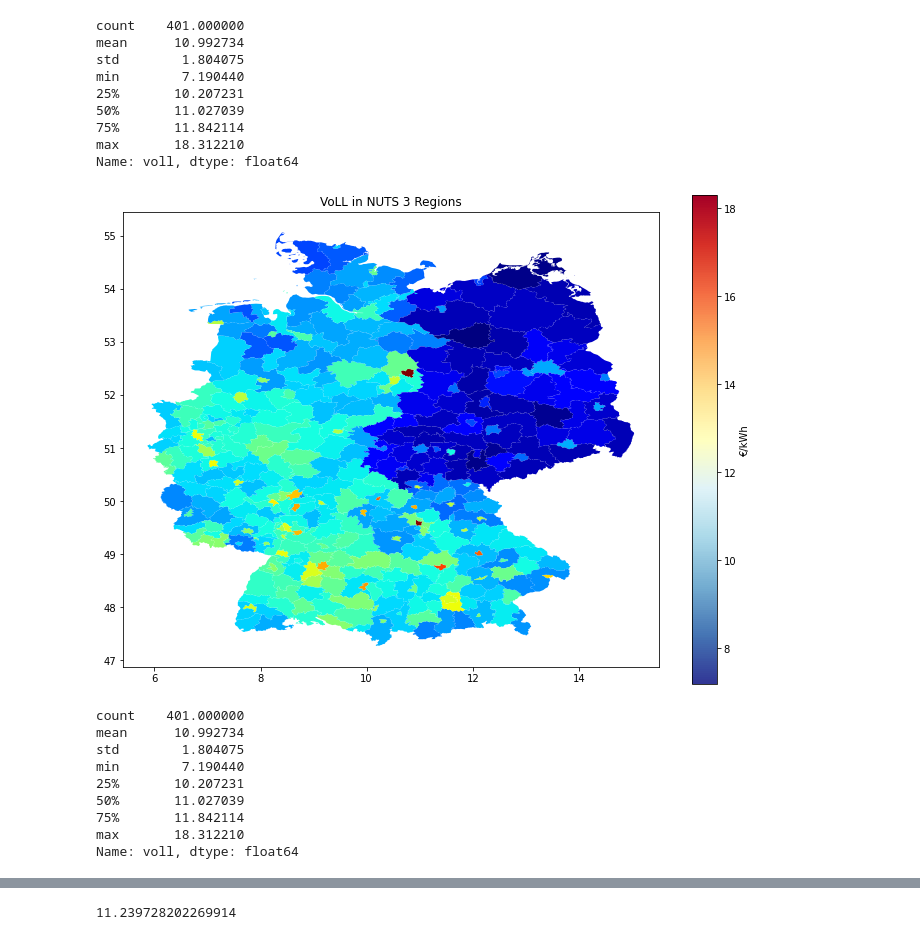
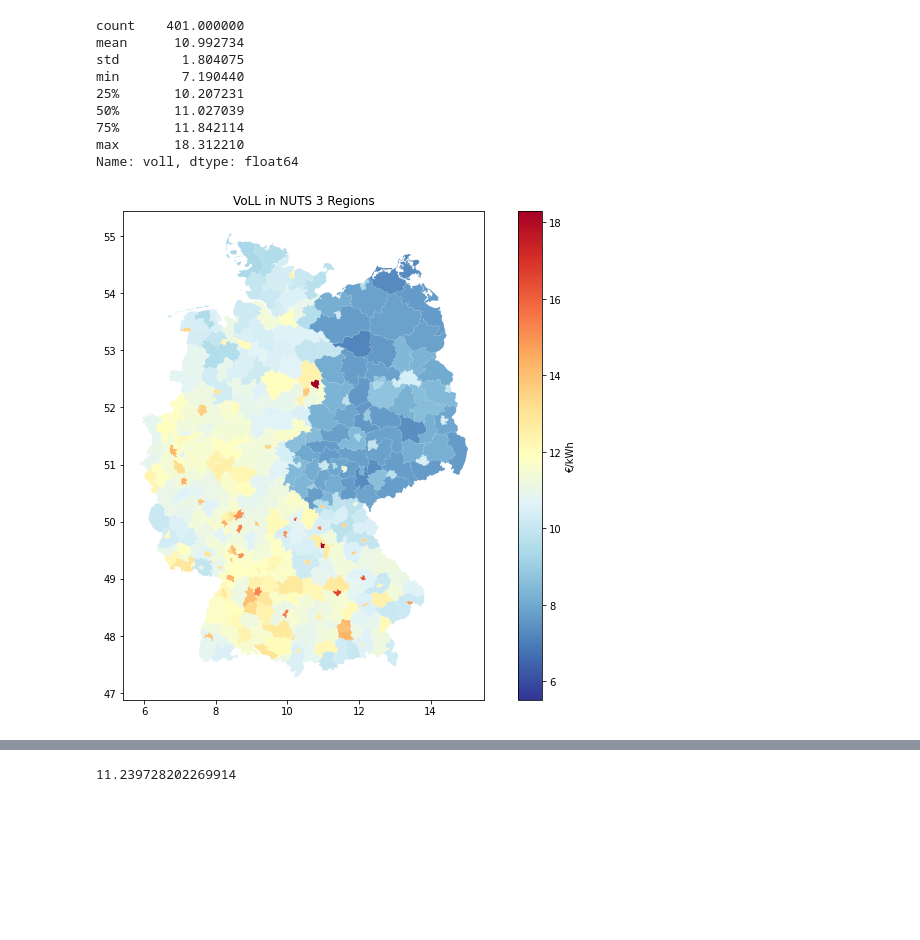
Before and after one commit to david-huck/voll-de, a Jupyter notebook: voll_calculation.ipynb, the cells around one changed output, grey strips where cells are left out. Saved outputs shown, nothing was run; the diff lists cells and outputs as text; code cells hidden in the pictures; blank space fills up the shorter version.

Commit message:
voll figures now adhere to same colorbar

```diff
--- a/voll_calculation.ipynb
+++ b/voll_calculation.ipynb
@@ -344,8 +344,8 @@ geo_df.loc[wage_df_nuts3.index,"netto_mon_wohnort_50p"] = geo_df.loc[wage_df_nut
 
 nettolohn = geo_df["netto_mon_wohnort"]/(geo_df["Arbeitsstunden pro Arbeiter"]/12)
 geo_df["wohnort nettolohn [€/h]"] = nettolohn.astype(float)
-# nettolohn = geo_df["netto_mon_wohnort_50p"]/(geo_df["Arbeitsstunden pro Arbeiter"]/12)
-# geo_df["wohnort nettolohn [€/h]_50p"] = nettolohn.astype(float)
+nettolohn = geo_df["netto_mon_wohnort_50p"]/(geo_df["Arbeitsstunden pro Arbeiter"]/12)
+geo_df["wohnort nettolohn [€/h]_50p"] = nettolohn.astype(float)
 geo_df["wohnort nettolohn [€/h]"].plot(kind="hist")
 # %% [output]
 <AxesSubplot:ylabel='Frequency'>
@@ -368,6 +368,11 @@ fig.savefig("results/figures/net_hourly_wages.png")
 # calculate Value of Lost Load
 voll = ((4745-geo_df["Arbeitsstunden pro Arbeiter"])*geo_df["wohnort nettolohn [€/h]"]*0.5*(geo_df["Erwerbstätige"]+0.5*(geo_df["population"] - geo_df["Erwerbstätige"])))/(geo_df['demand [MWh/a_2017]']*1000)
 geo_df["voll"] = voll.astype(float)
+
+# calculate the VoLL with "easy taxes = 50%"
+voll_50p = ((4745-geo_df["Arbeitsstunden pro Arbeiter"])*geo_df["wohnort nettolohn [€/h]_50p"]*0.5*(geo_df["Erwerbstätige"]+0.5*(geo_df["population"] - geo_df["Erwerbstätige"])))/(geo_df['demand [MWh/a_2017]']*1000)
+geo_df["voll_50p"] = voll_50p.astype(float)
+
 geo_df["voll"].describe()
 # %% [output]
 count    401.000000
@@ -421,26 +426,14 @@ min        7.190440
 max       18.312210
 Name: voll, dtype: float64
 # %%
-vmin = min(geo_df["voll"])
+vmin = min(geo_df["voll_50p"])
 vmax = max(geo_df["voll"])
 fig, ax = plt.subplots(figsize=(12,9))
-geo_df.plot(ax=ax,column="voll", cmap='jet')
+geo_df.plot(ax=ax,column="voll", cmap='RdYlBu_r',vmin=vmin, vmax=vmax)
 sm = plt.cm.ScalarMappable(cmap='RdYlBu_r', norm=plt.Normalize(vmin=vmin, vmax=vmax))
 fig.colorbar(sm).set_label('€/kWh')
 ax.set_title("VoLL in NUTS 3 Regions")
 #ax.collections.colorbar.set_label("Eur/kWh")
 fig.savefig("results/figures/voll.png")
 # %% [output]
-[figure, old version]
+[figure, new version]
-# %%
-geo_df['voll'].describe()
-# %% [output]
-count    401.000000
-mean      10.992734
-std        1.804075
-min        7.190440
-25%       10.207231
-50%       11.027039
-75%       11.842114
-max       18.312210
-Name: voll, dtype: float64
```
Also changed, not shown: parts of 8 cells of this notebook, 4 other files.
